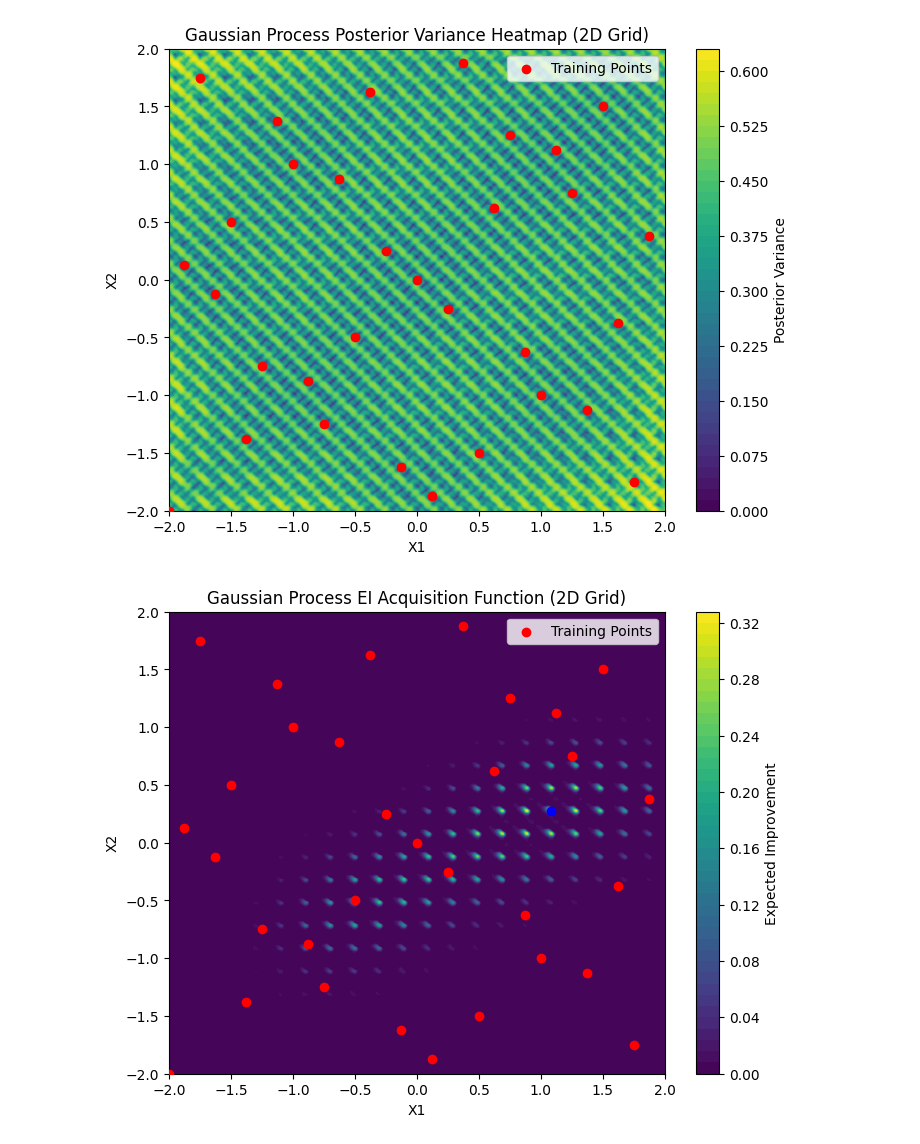
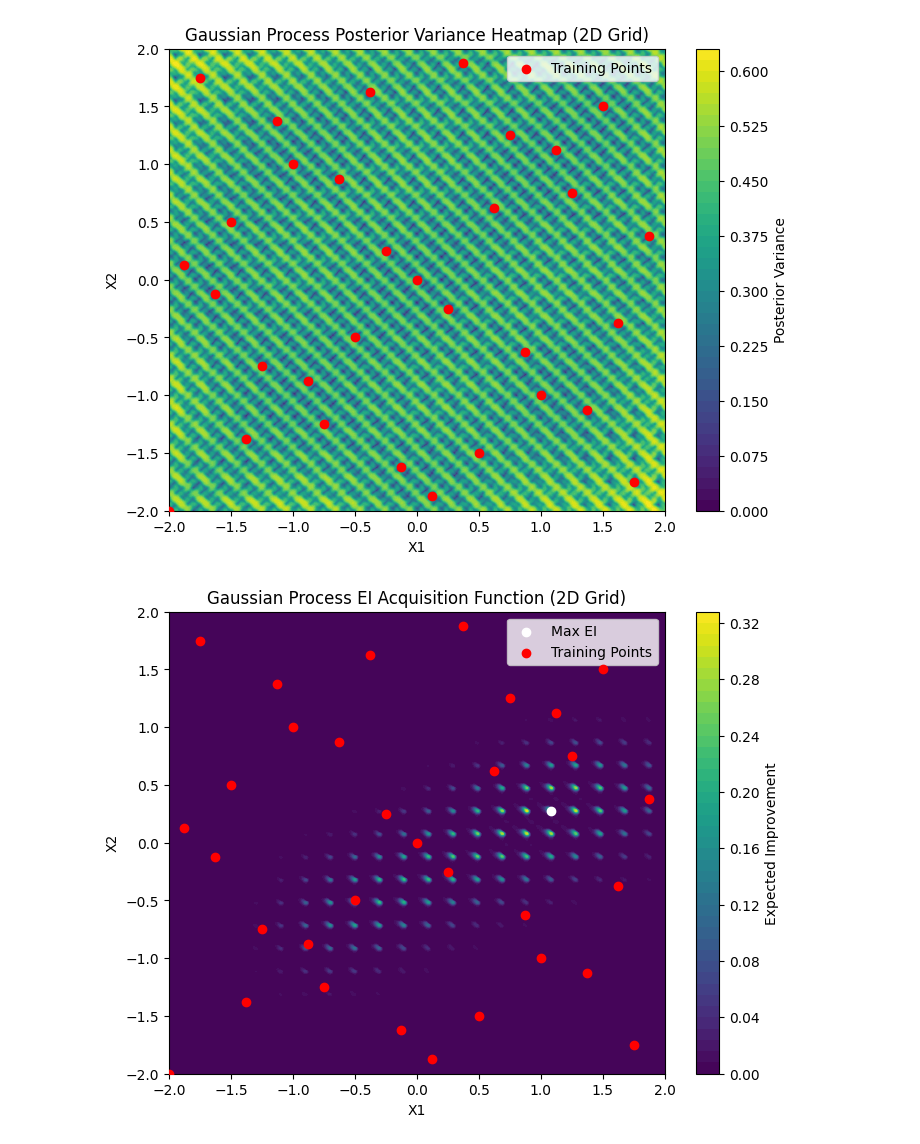
Before and after one commit to anthonychiang000/515project, a Jupyter notebook: bayes_opt/gpopt.ipynb, the cells around one changed output. Cells and saved outputs as stored; diff of their text form; code cells hidden in the pictures.

```diff
--- a/bayes_opt/gpopt.ipynb
+++ b/bayes_opt/gpopt.ipynb
@@ -148,13 +148,13 @@ plt.show()
 # %%
 plt.figure(figsize=(8, 6))
 plt.contourf(X1, X2, EI, 50, cmap="viridis")
 plt.colorbar(label='Expected Improvement')
-plt.scatter(x2_grid[ind[1]], x1_grid[ind[0]], color = "blue", zorder = 9)
+plt.scatter(x2_grid[ind[1]], x1_grid[ind[0]], color = "white", zorder = 9, label = 'Max EI')
 plt.scatter(scaled_sobol_points[:, 0], scaled_sobol_points[:, 1], color='red', zorder=10, label='Training Points')
 plt.title("Gaussian Process EI Acquisition Function (2D Grid)")
 plt.xlabel("X1")
 plt.ylabel("X2")
 plt.legend()
 plt.show()
 # %% [output]
-[figure, old version]
+[figure, new version]
```
